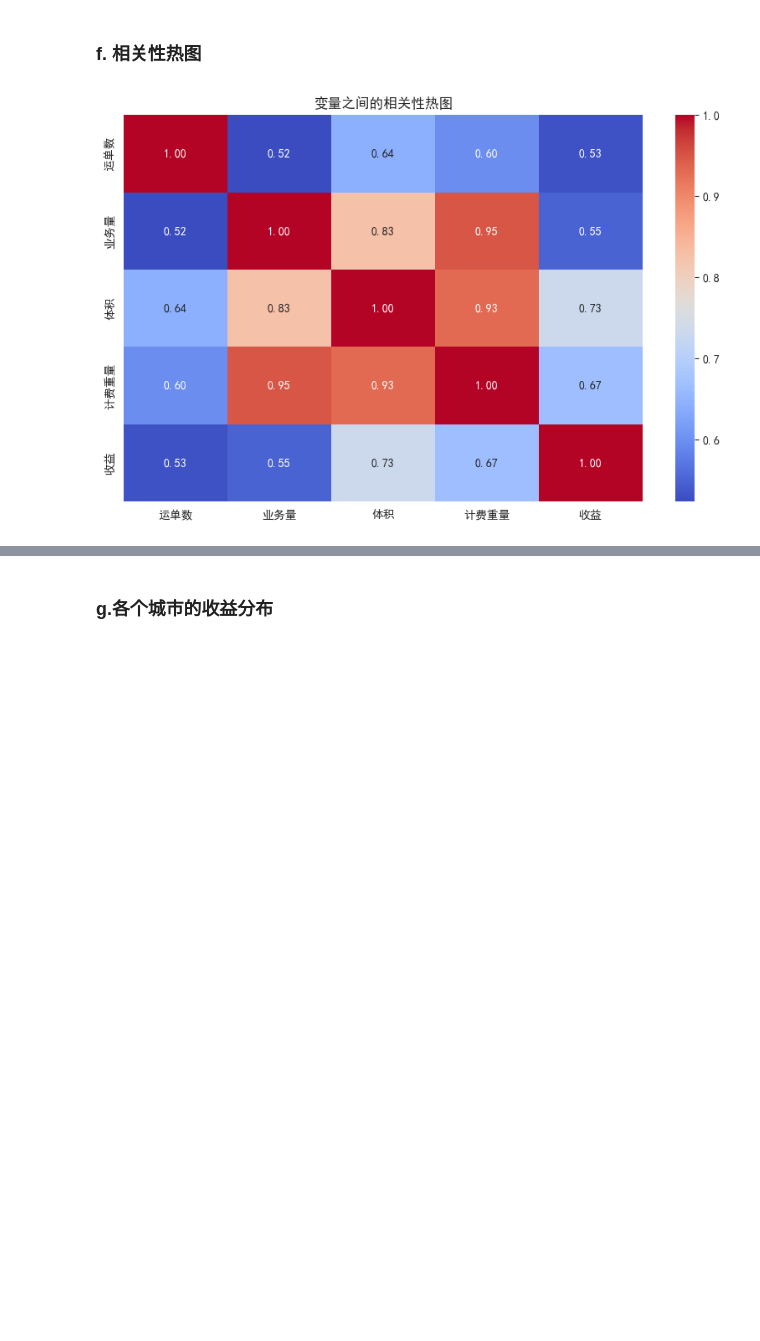
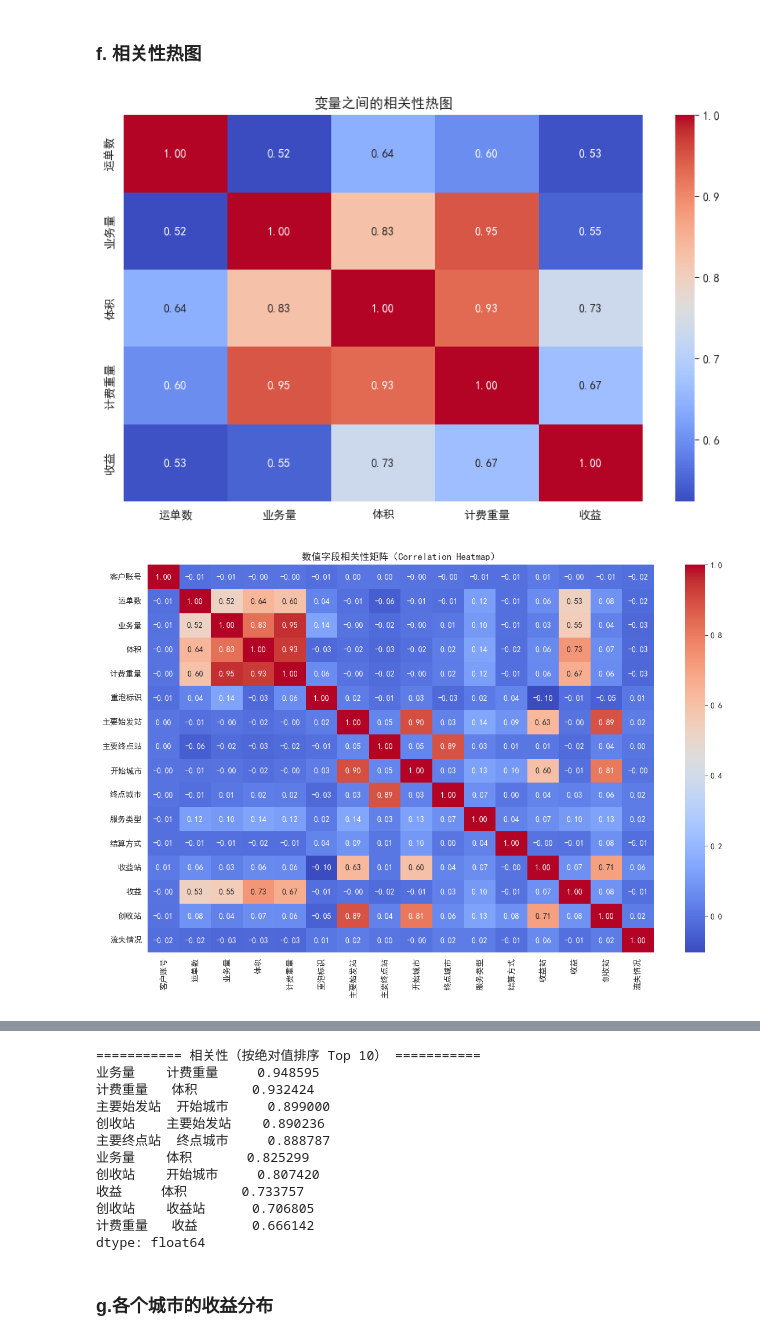
Before and after one commit to AaaBinfinity/DeliverInsight, a Jupyter notebook: raw_data_viz.ipynb, the cells around one changed output, grey strips where cells are left out. Drawn from its saved outputs; the diff is of its cells as text; code cells hidden in the pictures; blank space fills up the shorter version.

```diff
--- a/raw_data_viz.ipynb
+++ b/raw_data_viz.ipynb
@@ -101,11 +194,44 @@ plt.show()
 # %%
 # 选择需要计算相关性的列
 corr = df[['运单数', '业务量', '体积', '计费重量', '收益']].corr()
 
 # 绘制相关性热图
 plt.figure(figsize=(10, 6))
 sns.heatmap(corr, annot=True, cmap='coolwarm', fmt='.2f')
 plt.title('变量之间的相关性热图')
 plt.show()
+
+
+# ======== 相关性矩阵 ========
+corr = df.corr(numeric_only=True)
+
+plt.figure(figsize=(12, 8))
+sns.heatmap(corr, annot=True, fmt=".2f", cmap="coolwarm")
+plt.title('数值字段相关性矩阵（Correlation Heatmap）')
+plt.tight_layout()
+plt.show()
+
+print("\n=========== 数值字段的相关性 ===========")
+print(corr)
+
+
+# ======== 相关性 Top10 ========
+corr_abs = corr.abs()
+corr_sorted = corr_abs.unstack().sort_values(ascending=False)
+corr_sorted = corr_sorted[corr_sorted < 1].drop_duplicates()
+top10 = corr_sorted.head(10)
+
+# 绘图
+plt.figure(figsize=(12, 6))
+top10.plot(kind='bar')
+plt.title('数值字段相关性（绝对值）Top 10')
+plt.ylabel('相关系数（绝对值）')
+plt.xticks(rotation=75)
+plt.tight_layout()
+plt.show()
+
+print("\n=========== 相关性（按绝对值排序 Top 10） ===========")
+print(top10)
 # %% [output]
 [figure]
+[figure, added]
@@ -112,3 +256,15 @@ plt.show()
+=========== 相关性（按绝对值排序 Top 10） ===========
+业务量    计费重量     0.948595
+计费重量   体积       0.932424
+主要始发站  开始城市     0.899000
+创收站    主要始发站    0.890236
+主要终点站  终点城市     0.888787
+业务量    体积       0.825299
+创收站    开始城市     0.807420
+收益     体积       0.733757
+创收站    收益站      0.706805
+计费重量   收益       0.666142
+dtype: float64
 # %% [markdown]
 ### g.各个城市的收益分布
 # %%
```
Also changed, not shown: parts of 6 cells of this notebook, 3 other files.
